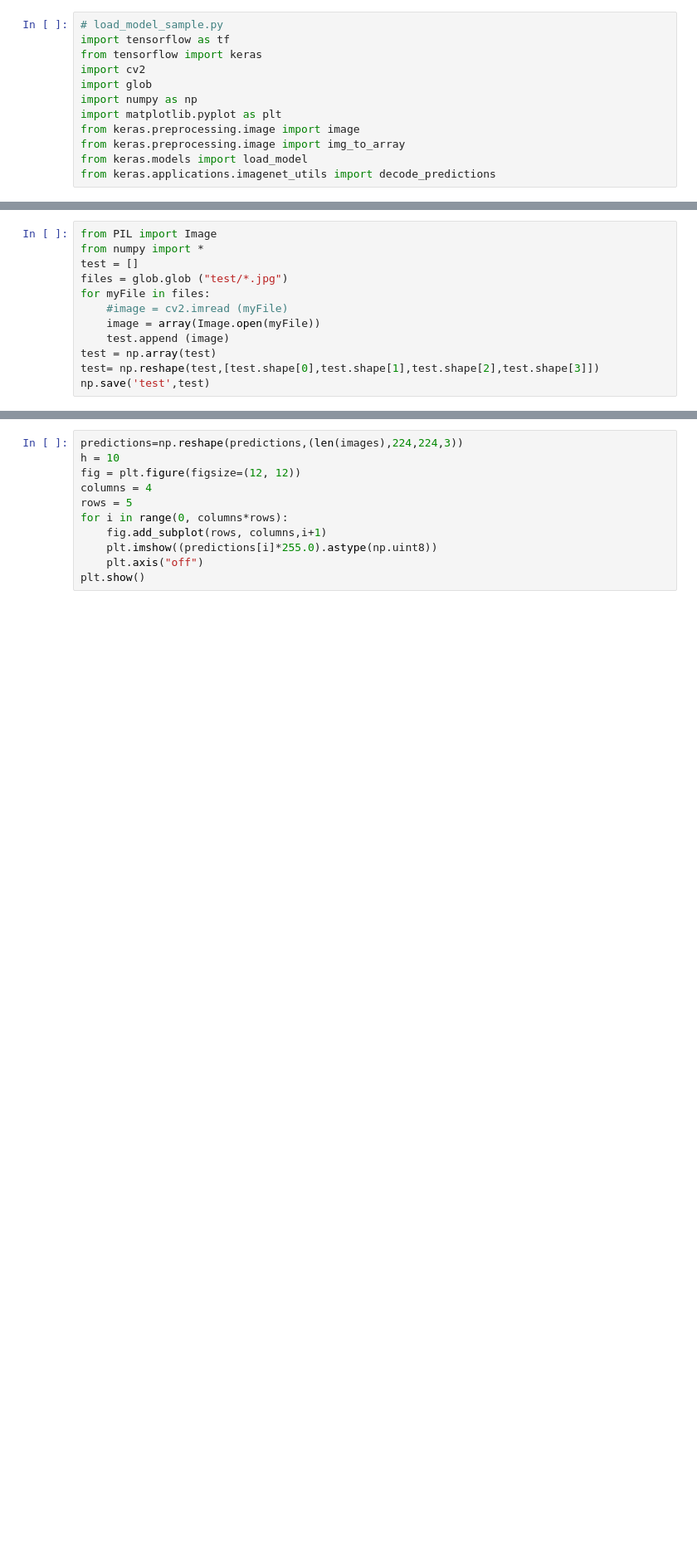
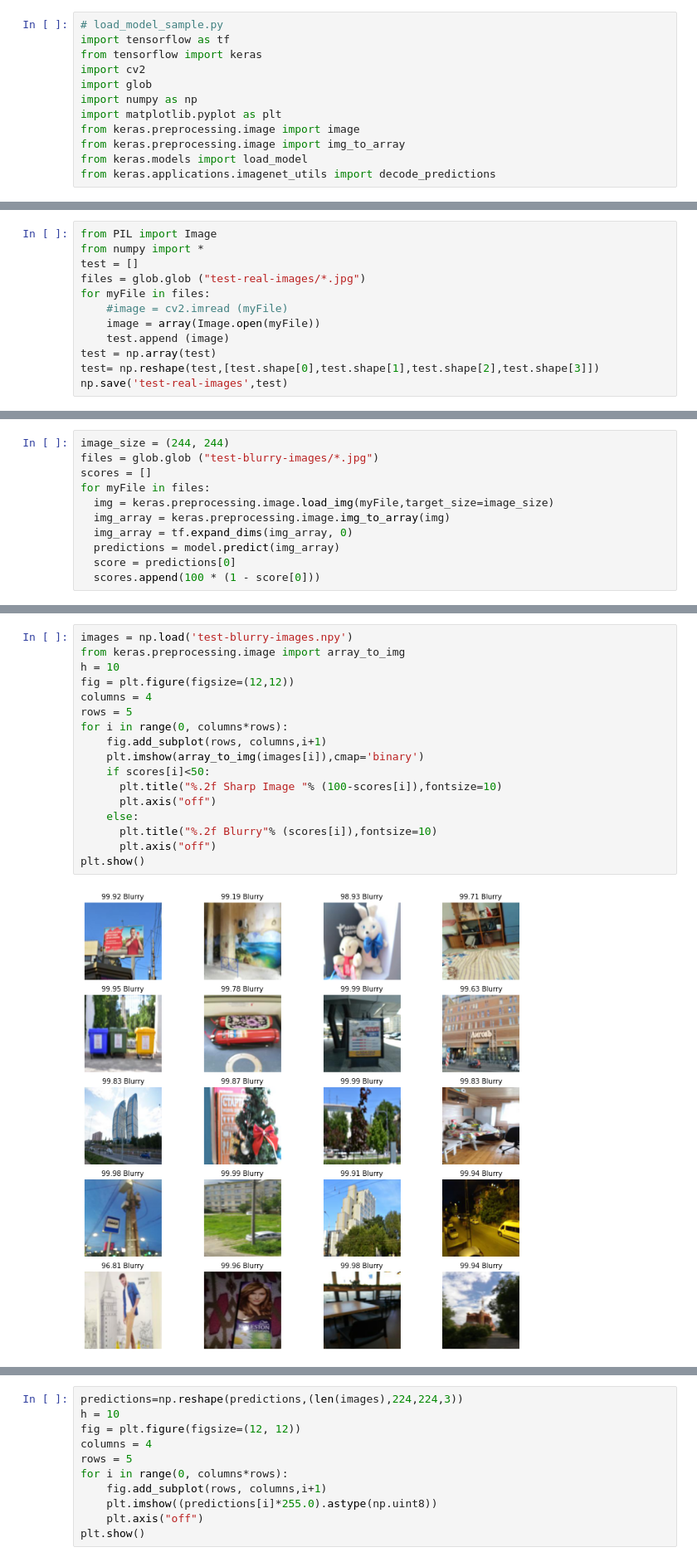
Before and after one commit to MasoudMoeini/Synthetic-Blur-Detector-Network, a Jupyter notebook: synthetic_image_blur_detector_show.ipynb, the cells around one changed output, grey strips where cells are left out. Shown at 83% size. Cells and saved outputs as stored; diff of their text form; blank space fills up the shorter version.

```diff
--- a/synthetic_image_blur_detector_show.ipynb
+++ b/synthetic_image_blur_detector_show.ipynb
@@ -32,12 +34,12 @@ for myFile in files:
 from PIL import Image
 from numpy import *
 test = []
-files = glob.glob ("test/*.jpg")
+files = glob.glob ("test-real-images/*.jpg")
 for myFile in files:
     #image = cv2.imread (myFile)
     image = array(Image.open(myFile))
     test.append (image)
 test = np.array(test)
 test= np.reshape(test,[test.shape[0],test.shape[1],test.shape[2],test.shape[3]])
-np.save('test',test)
+np.save('test-real-images',test)
 # %%
@@ -57,0 +66,11 @@ plt.show()
+# %%
+image_size = (244, 244)
+files = glob.glob ("test-blurry-images/*.jpg")
+scores = []
+for myFile in files:
+  img = keras.preprocessing.image.load_img(myFile,target_size=image_size)
+  img_array = keras.preprocessing.image.img_to_array(img)
+  img_array = tf.expand_dims(img_array, 0)
+  predictions = model.predict(img_array)
+  score = predictions[0]
+  scores.append(100 * (1 - score[0]))
@@ -58,3 +88,22 @@ plt.show()
+# %%
+images = np.load('test-blurry-images.npy')
+from keras.preprocessing.image import array_to_img
+h = 10
+fig = plt.figure(figsize=(12,12))
+columns = 4
+rows = 5
+for i in range(0, columns*rows):
+    fig.add_subplot(rows, columns,i+1)
+    plt.imshow(array_to_img(images[i]),cmap='binary')
+    if scores[i]<50:
+      plt.title("%.2f Sharp Image "% (100-scores[i]),fontsize=10)
+      plt.axis("off")
+    else:
+      plt.title("%.2f Blurry"% (scores[i]),fontsize=10)
+      plt.axis("off")
+plt.show()
+# %% [output]
+[figure, added]
 # %%
 from keras.models import load_model
 from PIL import Image
```
Also changed, not shown: parts of 7 cells of this notebook.
